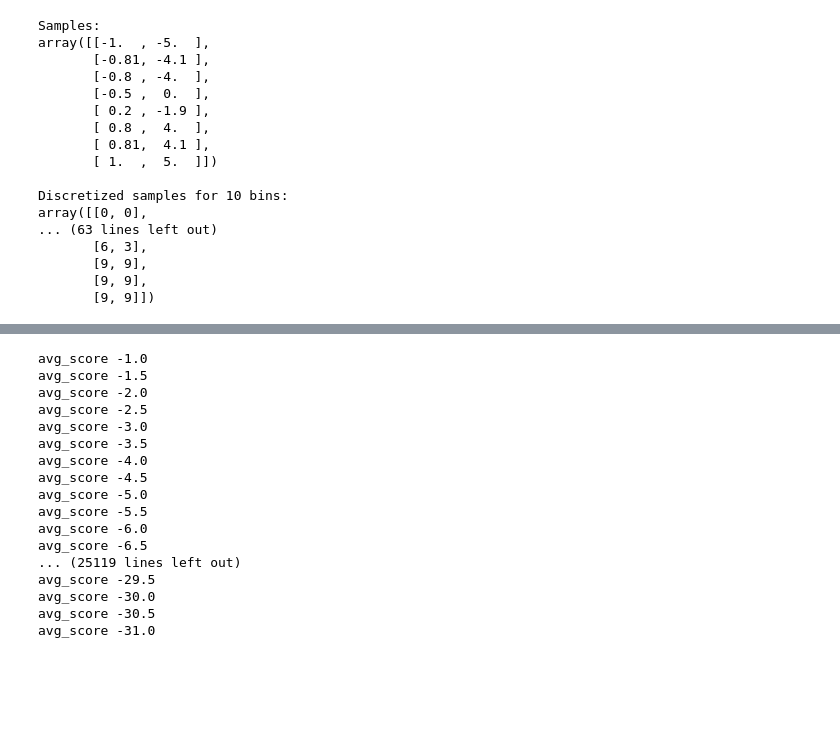
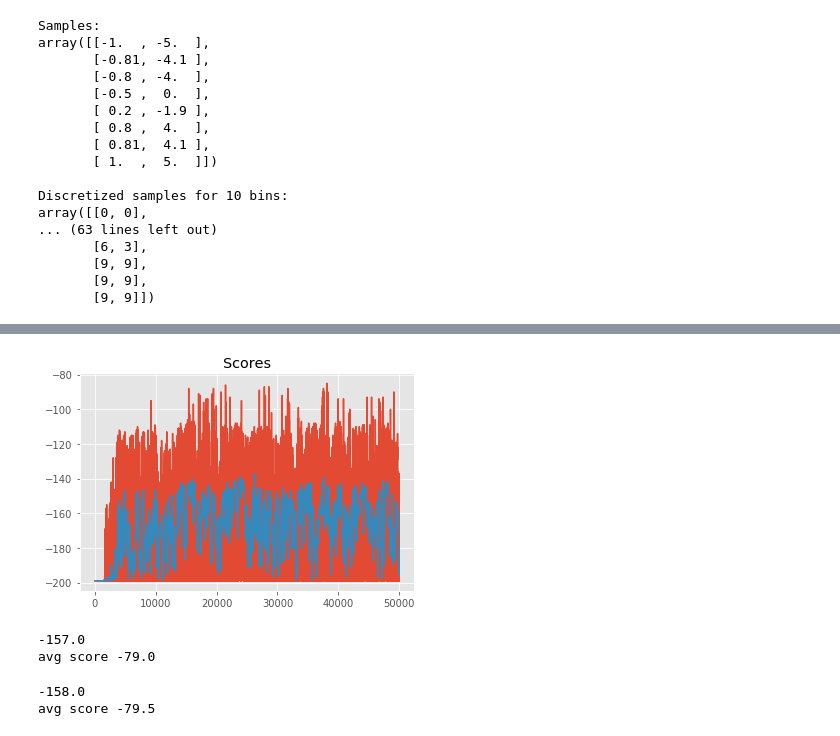
Before and after one commit to TasneemOmara/Mountain-Car-Problem, a Jupyter notebook: MountainCarQLearning.ipynb, the cells around one changed output, grey strips where cells are left out. Cells and saved outputs as stored; diff of their text form; code cells hidden in the pictures; blank space fills up the shorter version.

```diff
--- a/MountainCarQLearning.ipynb
+++ b/MountainCarQLearning.ipynb
@@ -365,3 +368,14 @@ env.close()
+# %%
+def plot_scores(scores, rolling_window=100):
+    """Plot scores and optional rolling mean using specified window."""
+    plt.plot(scores); plt.title("Scores");
+    rolling_mean = pd.Series(scores).rolling(rolling_window).mean()
+    plt.plot(rolling_mean);
+    return rolling_mean
+
+rolling_mean = plot_scores(scores)
+# %% [output]
+[figure, added]
 # %%
 def test_algorithm(env, Q, bins = (10,10)):
     """
@@ -402,28 +416,17 @@ def test_algorithm(env, Q, bins = (10,10)):
     avg_score = np.mean(scores)
     print("avg score" , avg_score)
     return avg_score
-# %%
-Q = q_learning_discrete(env, 300)
-env.close()
-# %% [output]
-avg_score -1.0
-avg_score -1.5
-avg_score -2.0
-avg_score -2.5
-avg_score -3.0
-avg_score -3.5
-avg_score -4.0
-avg_score -4.5
-avg_score -5.0
-avg_score -5.5
-avg_score -6.0
-avg_score -6.5
-... (25119 lines left out)
-avg_score -29.5
-avg_score -30.0
-avg_score -30.5
-avg_score -31.0
 # %%
 #test with default parameters
-scores = test_algorithm(env, Q)
+test_algorithm(env, Q)
 env.close()
+# %% [output]
+-157.0
+avg score -79.0
+# %%
+#test with default parameters
+test_algorithm(env, Q)
+env.close()
+# %% [output]
+-158.0
+avg score -79.5
```
Also changed, not shown: parts of 6 cells of this notebook.
